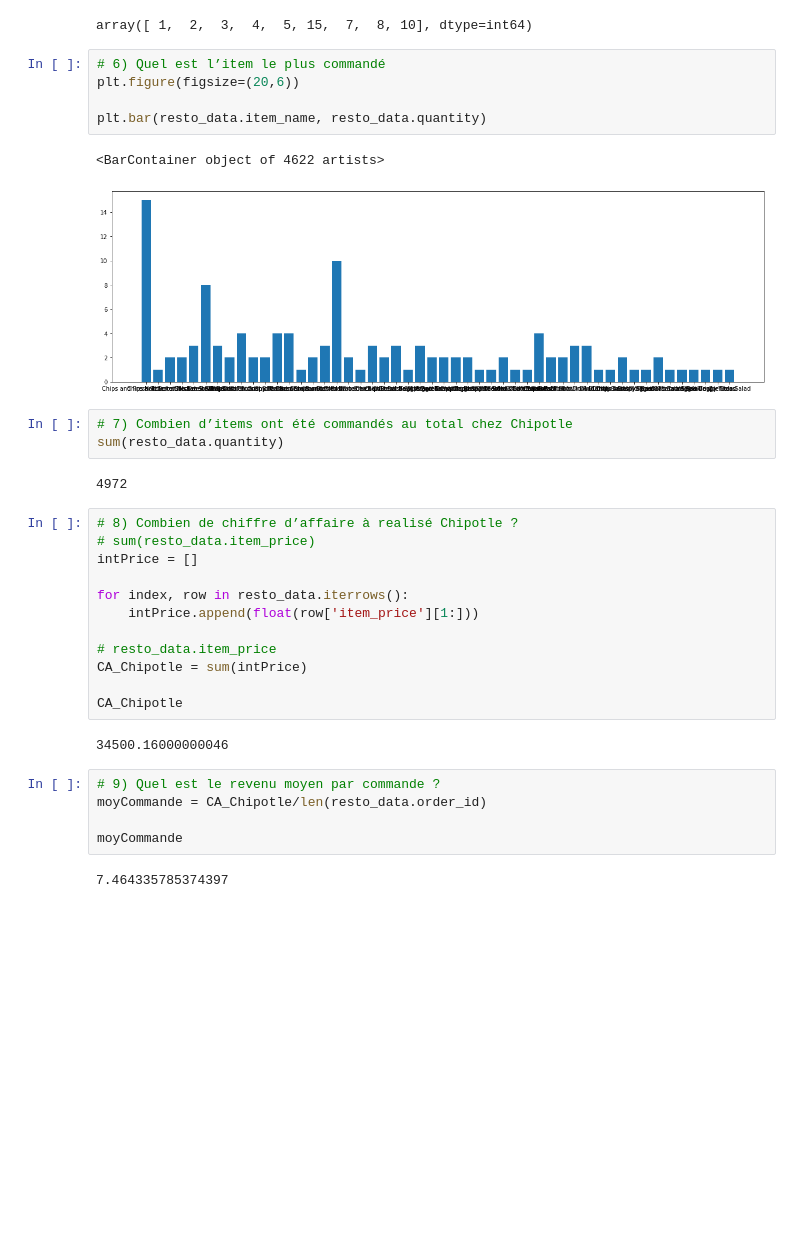
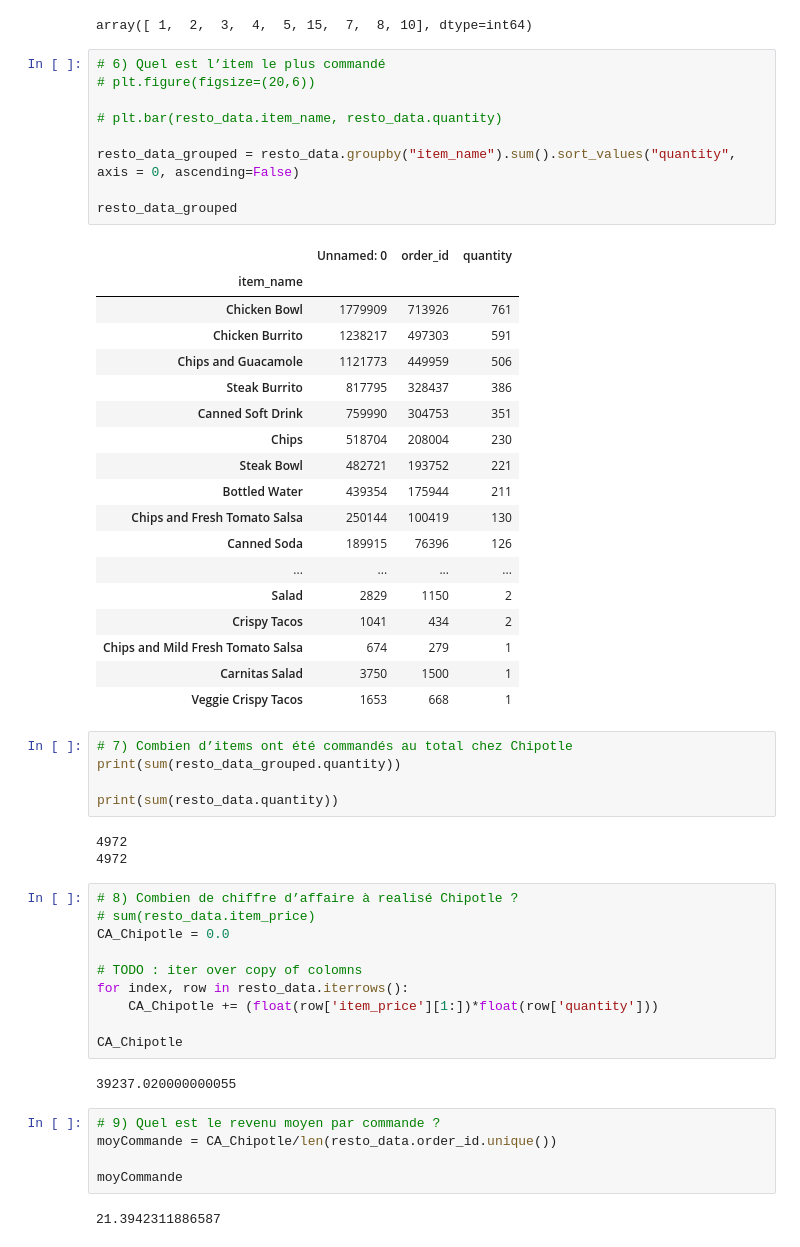
Before and after one commit to syvtoto/BigData, a Jupyter notebook: BigData_20-04.ipynb, the cells around one changed output. Drawn from its saved outputs; the diff is of its cells as text; blank space fills up the shorter version.

```diff
--- a/BigData_20-04.ipynb
+++ b/BigData_20-04.ipynb
@@ -362,35 +362,56 @@ resto_data.quantity.unique()
 array([ 1,  2,  3,  4,  5, 15,  7,  8, 10], dtype=int64)
 # %%
 # 6) Quel est l’item le plus commandé
-plt.figure(figsize=(20,6))
+# plt.figure(figsize=(20,6))
 
-plt.bar(resto_data.item_name, resto_data.quantity)
+# plt.bar(resto_data.item_name, resto_data.quantity)
+
+resto_data_grouped = resto_data.groupby("item_name").sum().sort_values("quantity", axis = 0, ascending=False)
+
+resto_data_grouped
 # %% [output]
-<BarContainer object of 4622 artists>
-[figure, removed]
+|  | Unnamed: 0 | order_id | quantity |
+| item_name |  |  |  |
+| Chicken Bowl | 1779909 | 713926 | 761 |
+| Chicken Burrito | 1238217 | 497303 | 591 |
+| Chips and Guacamole | 1121773 | 449959 | 506 |
+| Steak Burrito | 817795 | 328437 | 386 |
+| Canned Soft Drink | 759990 | 304753 | 351 |
+| Chips | 518704 | 208004 | 230 |
+| Steak Bowl | 482721 | 193752 | 221 |
+| Bottled Water | 439354 | 175944 | 211 |
+| Chips and Fresh Tomato Salsa | 250144 | 100419 | 130 |
+| Canned Soda | 189915 | 76396 | 126 |
+| ... | ... | ... | ... |
+| Salad | 2829 | 1150 | 2 |
+| Crispy Tacos | 1041 | 434 | 2 |
+| Chips and Mild Fresh Tomato Salsa | 674 | 279 | 1 |
+| Carnitas Salad | 3750 | 1500 | 1 |
+| Veggie Crispy Tacos | 1653 | 668 | 1 |
 # %%
 # 7) Combien d’items ont été commandés au total chez Chipotle
-sum(resto_data.quantity)
+print(sum(resto_data_grouped.quantity))
+
+print(sum(resto_data.quantity))
 # %% [output]
 4972
+4972
 # %%
 # 8) Combien de chiffre d’affaire à realisé Chipotle ?
 # sum(resto_data.item_price)
-intPrice = []
+CA_Chipotle = 0.0
 
+# TODO : iter over copy of colomns
 for index, row in resto_data.iterrows():
-    intPrice.append(float(row['item_price'][1:]))
-
-# resto_data.item_price
-CA_Chipotle = sum(intPrice)
+    CA_Chipotle += (float(row['item_price'][1:])*float(row['quantity']))
 
 CA_Chipotle
 # %% [output]
-34500.16000000046
+39237.020000000055
 # %%
 # 9) Quel est le revenu moyen par commande ?
-moyCommande = CA_Chipotle/len(resto_data.order_id)
+moyCommande = CA_Chipotle/len(resto_data.order_id.unique())
 
 moyCommande
 # %% [output]
-7.464335785374397
+21.3942311886587
```
Also changed, not shown: parts of 3 cells of this notebook, 1 other file.
